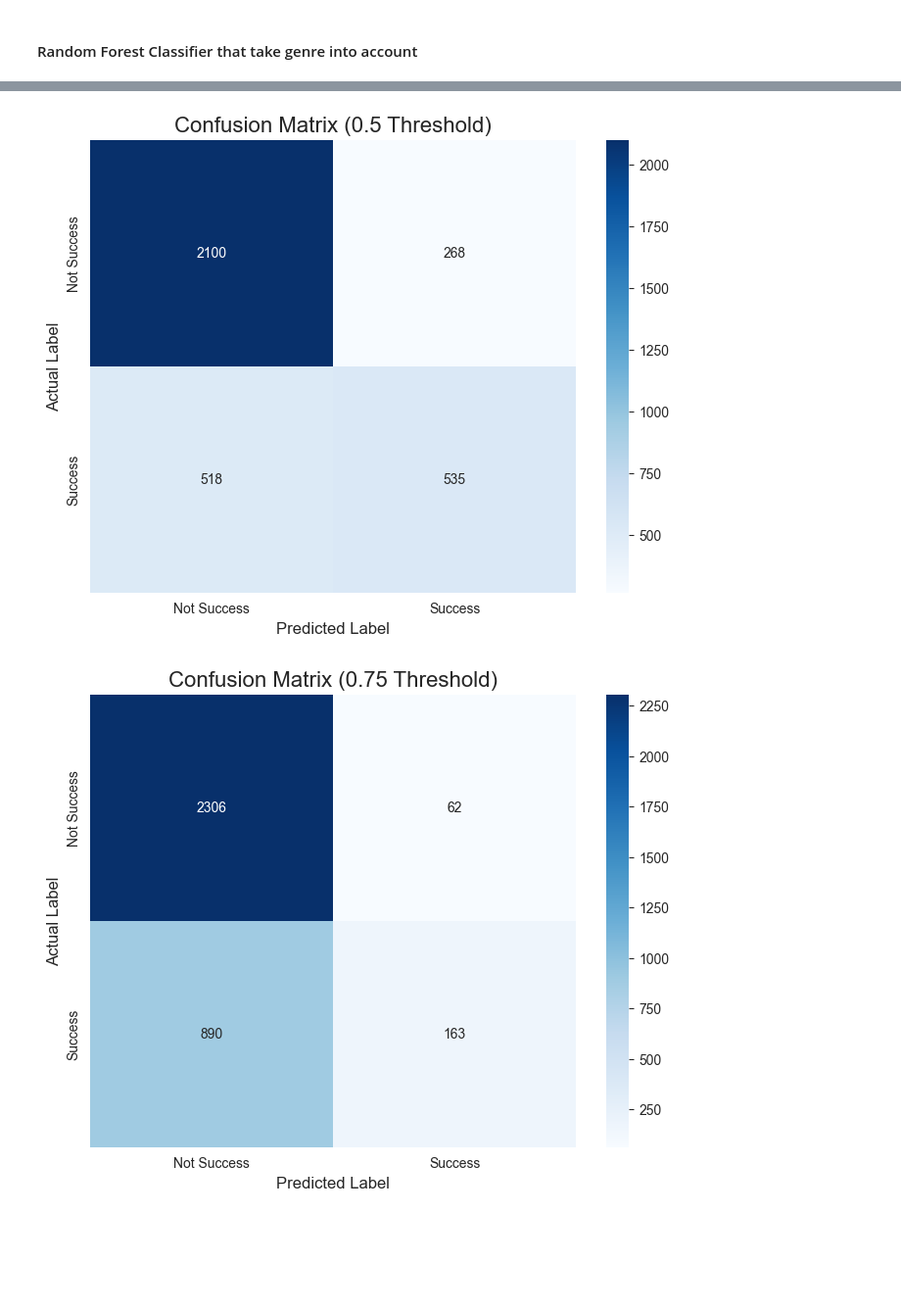
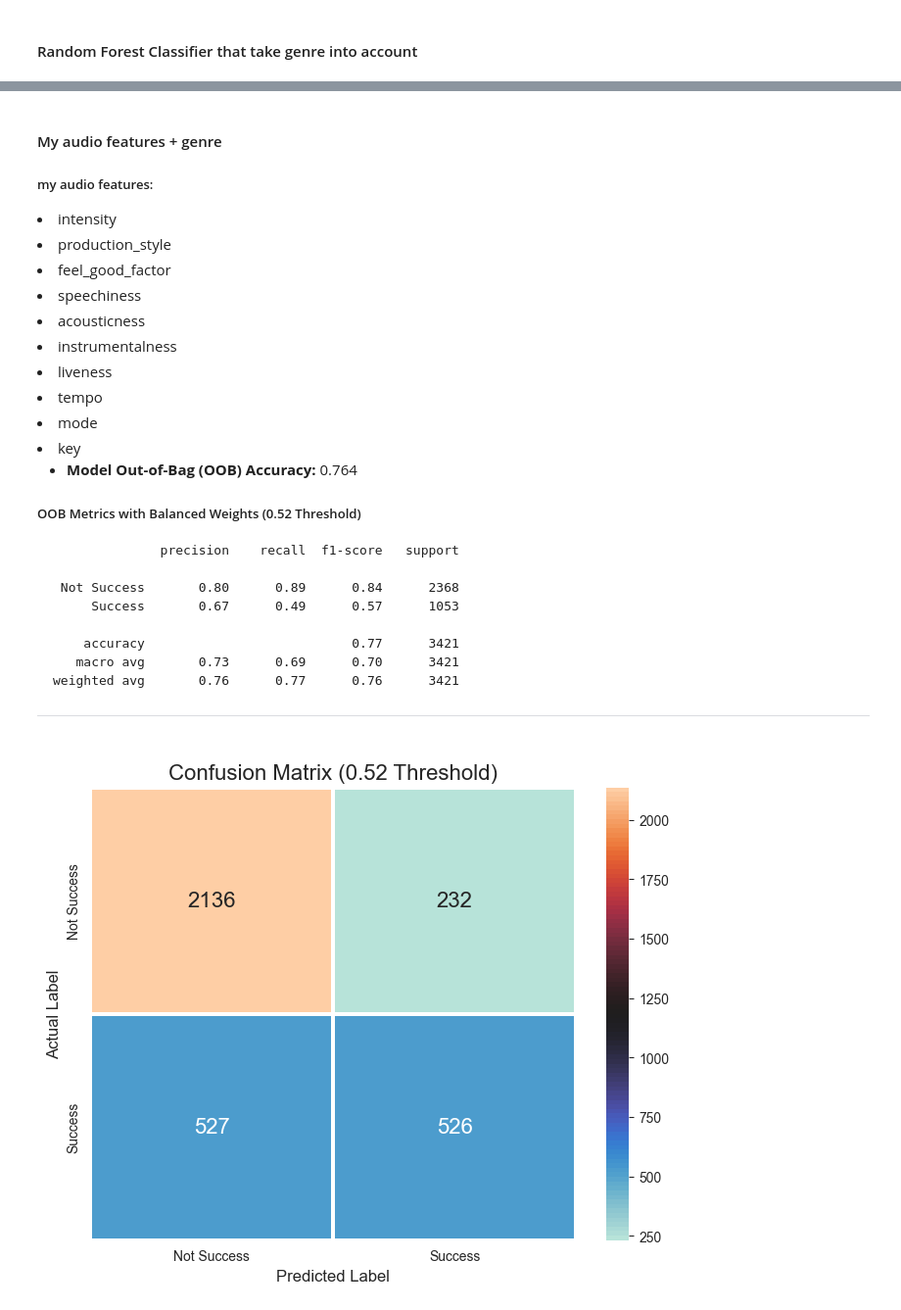
Before and after one commit to ofriK1708/data_science_projects, a Jupyter notebook: music_success_audio_features/researchDataset.ipynb, the cells around one changed output, grey strips where cells are left out. Shown at 98% size. Saved outputs shown, nothing was run; the diff lists cells and outputs as text; code cells hidden in the pictures; blank space fills up the shorter version.

````diff
--- a/music_success_audio_features/researchDataset.ipynb
+++ b/music_success_audio_features/researchDataset.ipynb
@@ -44,26 +82 @@ df.head()
-# %%
-from sklearn.preprocessing import StandardScaler
-
-# 1 creating scaled cols (standardise) to later feature engineer
-scaler = StandardScaler()
-
-df['loudness_scaled'] = scaler.fit_transform(df[['loudness']])
-df['energy_scaled'] = scaler.fit_transform(df[['energy']])
-df['acousticness_scaled'] = scaler.fit_transform(df[['acousticness']])
-df['danceability_scaled'] = scaler.fit_transform(df[['danceability']])
-df['valence_scaled'] = scaler.fit_transform(df[['valence']])
-
-# 2. creating new cols of features that are highly correlated
-df['intensity'] = df[['energy_scaled', 'loudness_scaled']].mean(axis=1)
-df['production_style'] = df[['energy_scaled', 'acousticness_scaled']].mean(axis=1)
-df['feel_good_factor'] = df[['danceability_scaled', 'valence_scaled']].mean(axis=1)
-
-# audio_features = ['feel_good_factor', 'intensity', 'speechiness', 'acousticness', 'instrumentalness', 'liveness', 'tempo']
-audio_features = ['danceability', 'valence', 'speechiness', 'acousticness', 'instrumentalness', 'liveness', 'tempo',
-                  'energy', 'loudness']
-
-df["era"] = pd.cut(df["year"], bins=[1889, 1969, 1979, 1989, 1999, 2009, 2029],
-                   labels=["<=60s", "70s", "80s", "90s", "00s", ">=10s"])
-
-# Now you have a new feature called 'intensity' that captures their combined effect!
 # %% [markdown]
@@ -333,28 +375,55 @@ New Positive Predictive Value (Precision) at 0.75 threshold: 0.724
+# %% [markdown]
+#### My audio features + genre
+##### my audio features:
+<li> intensity
+<li> production_style
+<li> feel_good_factor
+<li> speechiness
+<li> acousticness
+<li> instrumentalness
+<li> liveness
+<li> tempo
+<li> mode
+<li> key
+
+*   **Model Out-of-Bag (OOB) Accuracy:** 0.764
+
+##### OOB Metrics with Balanced Weights (0.52 Threshold)
+
+```
+              precision    recall  f1-score   support
+
+ Not Success       0.80      0.89      0.84      2368
+     Success       0.67      0.49      0.57      1053
+
+    accuracy                           0.77      3421
+   macro avg       0.73      0.69      0.70      3421
+weighted avg       0.76      0.77      0.76      3421
+```
+---
 # %%
 from sklearn.metrics import confusion_matrix
 import seaborn as sns
 
 
-# (This code goes after the rest of your script, where you've already calculated the predictions)
-
 # --- Function to plot a confusion matrix ---
 def plot_confusion_matrix(y_true, y_pred, title):
     cm = confusion_matrix(y_true, y_pred)
+    # --- Create a custom green-to-blue color palette ---
+    custom_cmap = sns.blend_palette(["#001cbe", "#008080"], as_cmap=True)  # from light green to dark blue
     plt.figure(figsize=(8, 6))
-    sns.heatmap(cm, annot=True, fmt='d', cmap='Blues',
+    sns.heatmap(cm, annot=True, fmt='d', cmap=sns.color_palette("icefire", 100),
+                annot_kws={"size": 16},  # Increase font size of the numbers
+                linewidths=1.5,
                 xticklabels=['Not Success', 'Success'],
                 yticklabels=['Not Success', 'Success'])
     plt.title(title, fontsize=16)
     plt.ylabel('Actual Label', fontsize=12)
     plt.xlabel('Predicted Label', fontsize=12)
     plt.show()
 
 
 # --- 1. Plot Confusion Matrix for the model with the default 0.5 threshold ---
-plot_confusion_matrix(y, y_oob_pred_balanced, 'Confusion Matrix (0.5 Threshold)')
-
-# --- 2. Plot Confusion Matrix for the high-precision model (0.75 threshold) ---
-plot_confusion_matrix(y, y_oob_pred_high_precision, f'Confusion Matrix ({NEW_THRESHOLD} Threshold)')
+plot_confusion_matrix(y, y_oob_pred, f'Confusion Matrix ({threshold} Threshold)')
 # %% [output]
-[figure, old version]
+[figure, new version]
-[figure, removed]
````
Also changed, not shown: parts of 17 cells of this notebook.
